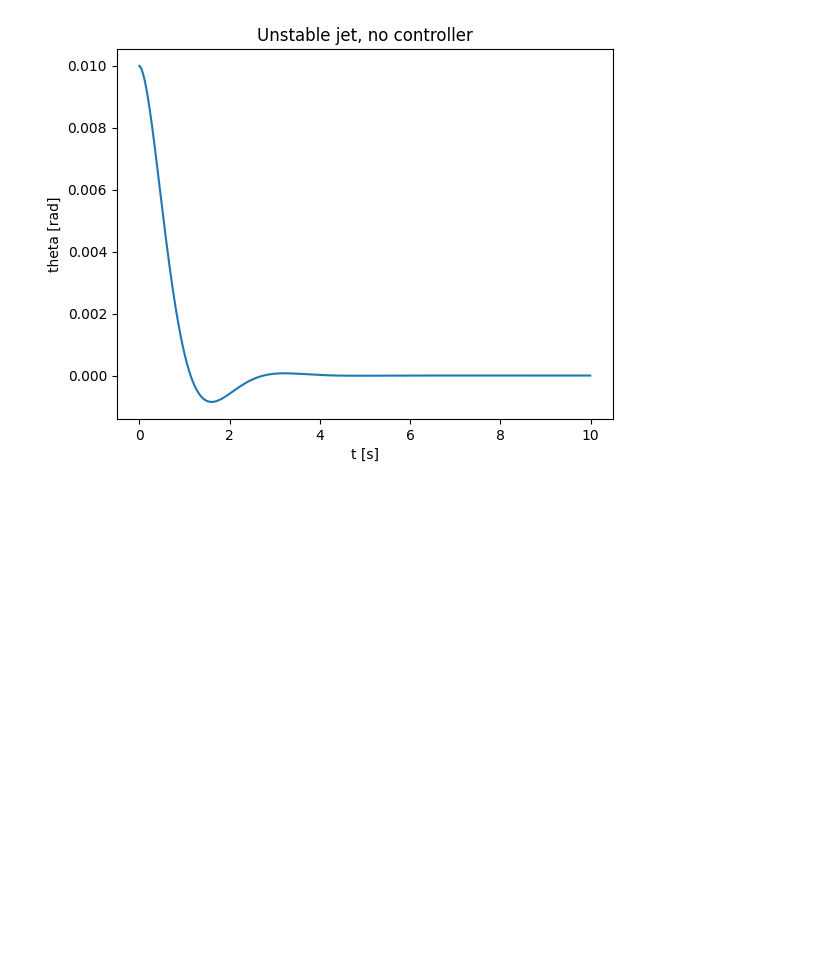
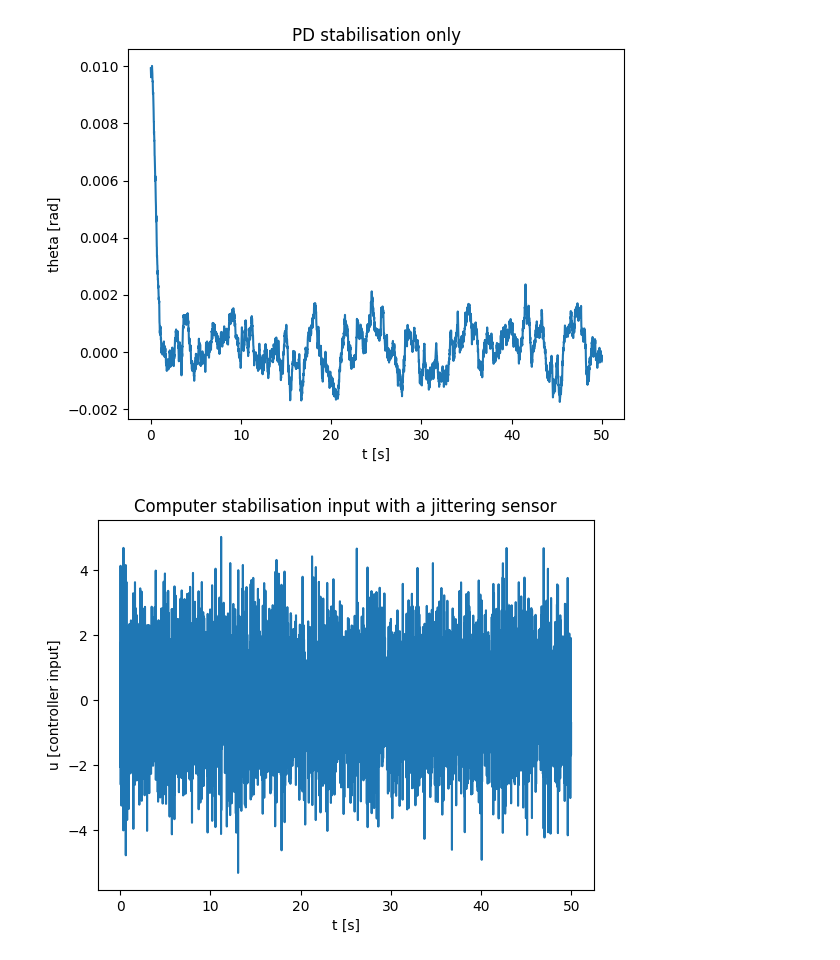
Before and after one commit to HamzaBanjanovic/fly-by-wire-simulation, a Jupyter notebook: simulation/sim1.ipynb, the cells around one changed output. Saved outputs shown, nothing was run; the diff lists cells and outputs as text; code cells hidden in the pictures; blank space fills up the shorter version.

Commit message:
Added sensors with little noise

```diff
--- a/simulation/sim1.ipynb
+++ b/simulation/sim1.ipynb
@@ -1,6 +1,8 @@
 # %% [markdown]
 <a href="https://colab.research.google.com/github/HamzaBanjanovic/fly-by-wire-simulation/blob/main/simulation/sim1.ipynb" target="_parent"><img src="https://colab.research.google.com/assets/colab-badge.svg" alt="Open In Colab"/></a>
 # %%
+import random
+
 a = 4 #the properties of the air causing the angular acceleration to increase, depends on air density, speed squared, wing area, the aircrafts shape, and how hard is it to rotat
 b = 1 # how effective the input is, meaning how "strong" the maximum push of the pilots commands are
 dt = 0.01
@@ -10,6 +12,7 @@ omega = 0 # angular velocity aka. rotation speed, how fast the plane is turning
 alpha = 0 # how hard the plane is being pushed by those forces from a, while they increase as the angle increases amplifying a
 times = []
 angles = []
+u_values = []
 
 '''
 new position = old position + speed × little time slice
@@ -24,11 +27,17 @@ Kp = 10
 Ki = 0
 Kd = 3
 # %%
-for i in range(1000):
-  e = target - theta # Negative if going up, signalling that the P part needs to go DOWN when influencing u (Kp*e)
+for i in range(5000):
+  # Sensors with a little noise
+  s1 = theta + random.gauss(0, 0.005) # Sensor 1
+  s2 = theta + random.gauss(0, 0.005) # Sensor 2
+  s3 = theta + random.gauss(0, 0.005) # Sensor 3
+  sensors = sorted([s1, s2, s3])
+
+  e = target - sensors[1] # Negative if going up, signalling that the P part needs to go DOWN when influencing u (Kp*e)
   I = I + e*dt # little errors, adding them up over time
   D = (e - e_prev)/dt  # basically omega, just negative, telling us the direction the plane should to to get counterbalanced
-  u = Kp*e + Ki*I + Kd*D
+  u = Kp*e + Ki*I + Kd*D # full controller input
   e_prev = e
 
 
@@ -40,14 +49,23 @@ for i in range(1000):
   theta = theta + omega * dt # current angle influenced by the sum of all previous speeds
   times.append(i * dt) # add the time axis little second by little second
   angles.append(theta) # add how the angle changes over time
+  u_values.append(u)
 # %%
 # Graphing the change of the angle over time using matmatplotlib
 import matplotlib.pyplot as plt
 plt.plot(times, angles)
 plt.xlabel("t [s]")
 plt.ylabel("theta [rad]")
-plt.title("Unstable jet, no controller")
+plt.title("PD stabilisation only")
 plt.savefig("figure1.png", dpi=150)
 plt.show()
+
+plt.plot(times, u_values)
+plt.xlabel("t [s]")
+plt.ylabel("u [controller input]")
+plt.title("Computer stabilisation input with a jittering sensor")
+plt.savefig("figure2.png", dpi=150)
+plt.show()
 # %% [output]
-[figure, old version]
+[figure, new version]
+[figure, added]
```
